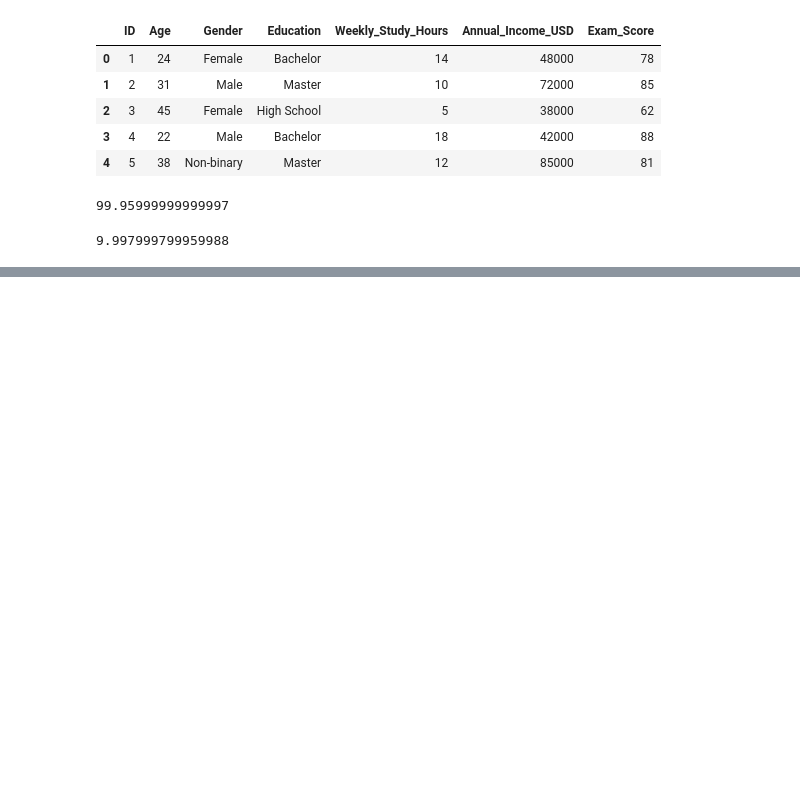
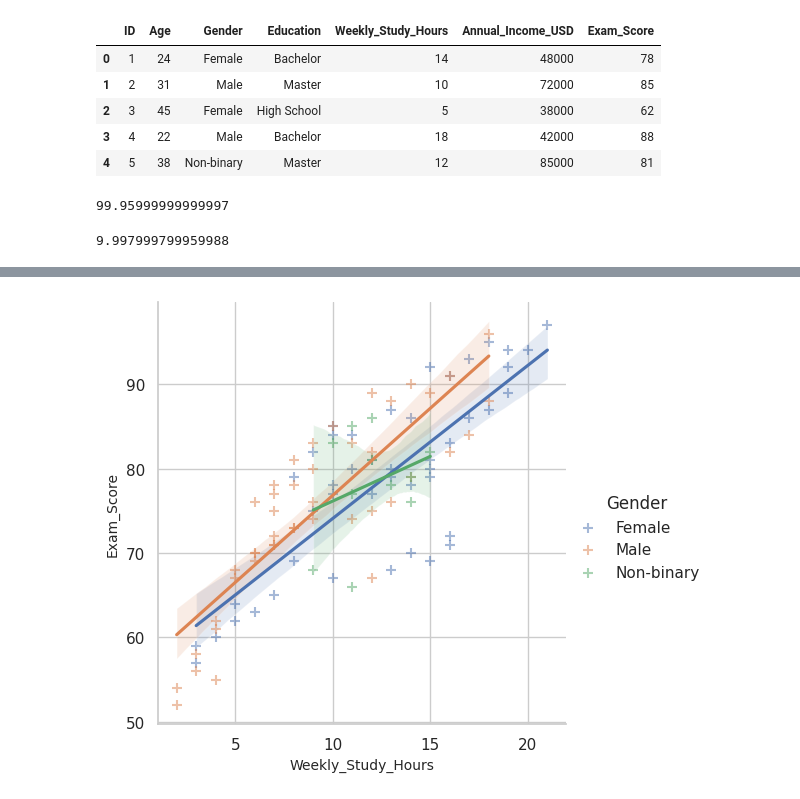
Before and after one commit to ariyan378/Statistics, a Jupyter notebook: Statistics_Experiment.ipynb, the cells around one changed output, grey strips where cells are left out. Drawn from its saved outputs; the diff is of its cells as text; code cells hidden in the pictures; blank space fills up the shorter version.

```diff
--- a/Statistics_Experiment.ipynb
+++ b/Statistics_Experiment.ipynb
@@ -193,0 +229,5 @@ df['Age'].std()
+# %%
+sns.lmplot(data=df, x='Weekly_Study_Hours', y='Exam_Score', ci=94, hue='Gender', markers='+', scatter_kws={'s': 50, 'alpha': 0.5})
+plt.show()
+# %% [output]
+[figure, added]
```
Also changed, not shown: parts of 14 cells of this notebook.
